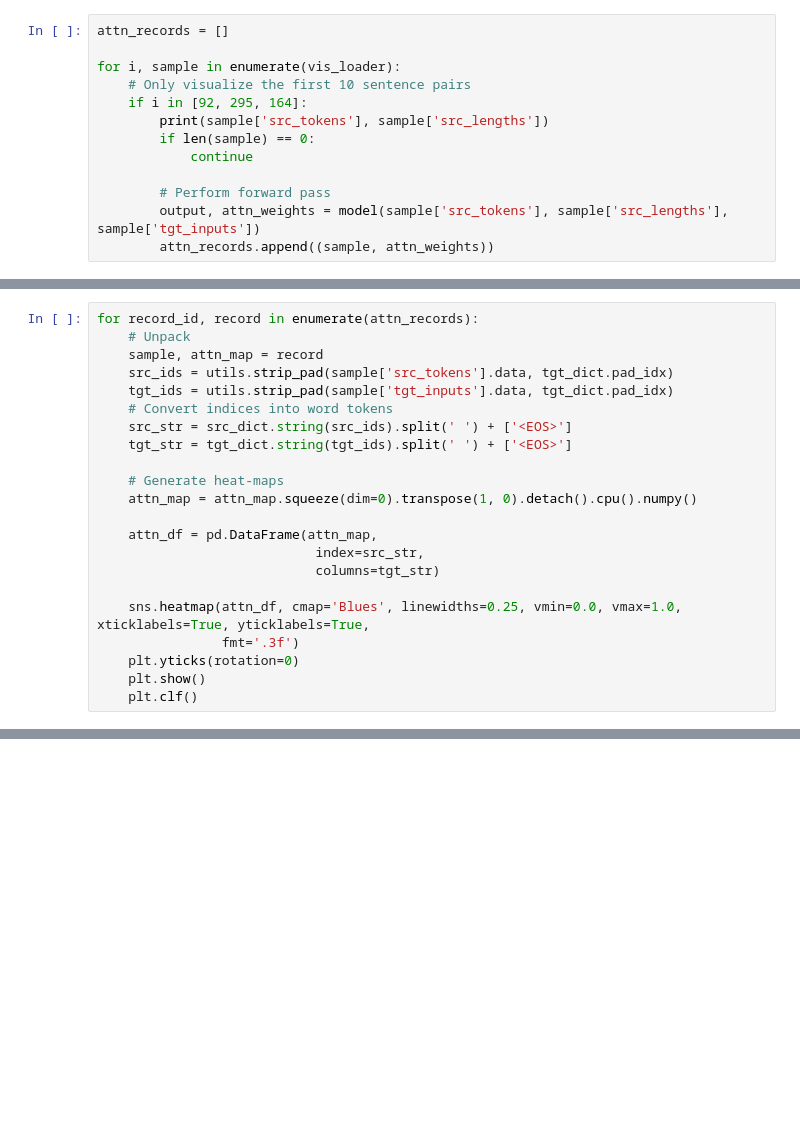
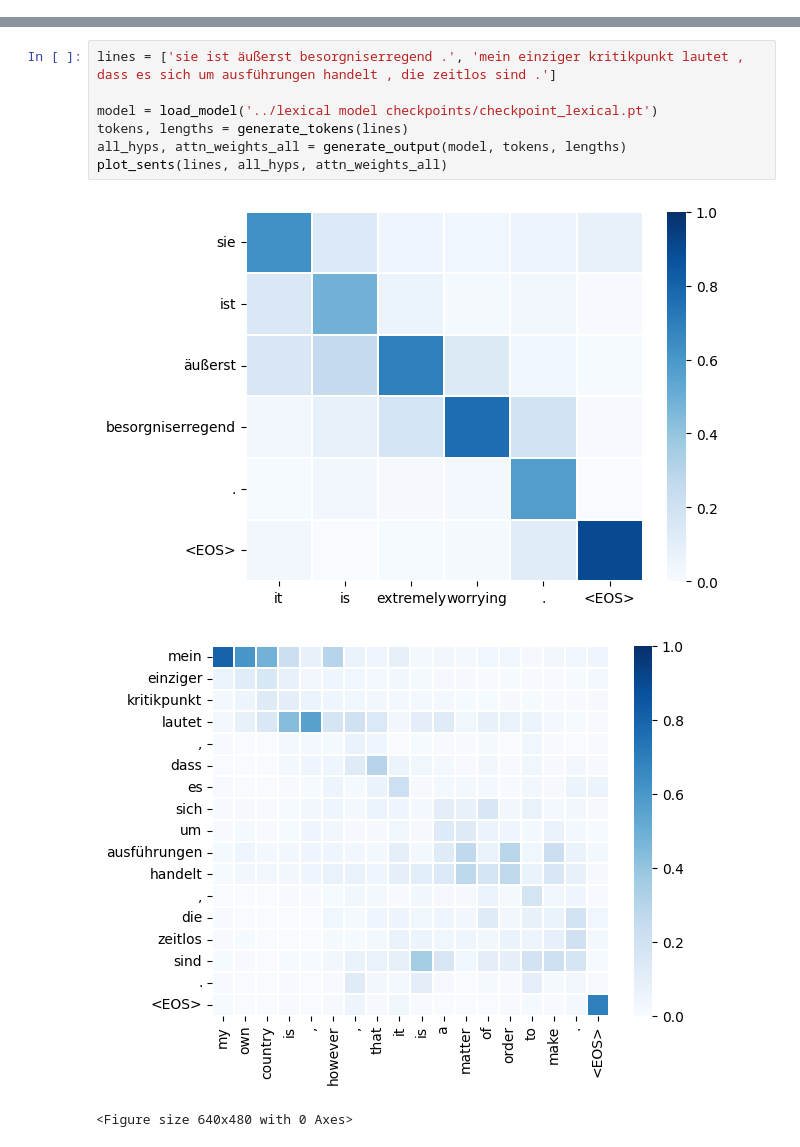
Before and after one commit to Shobhit20/NLU-CW2, a Jupyter notebook: nlu-cw2/test.ipynb, the cells around one changed output, grey strips where cells are left out. Drawn from its saved outputs; the diff is of its cells as text; blank space fills up the shorter version.

Commit message:
updated the visualization code

```diff
--- a/nlu-cw2/test.ipynb
+++ b/nlu-cw2/test.ipynb
@@ -89,13 +36,0 @@ Loaded a model from checkpoint checkpoint
-# %%
-attn_records = []
-
-for i, sample in enumerate(vis_loader):
-    # Only visualize the first 10 sentence pairs
-    if i in [92, 295, 164]:
-        print(sample['src_tokens'], sample['src_lengths'])
-        if len(sample) == 0:
-            continue
-
-        # Perform forward pass
-        output, attn_weights = model(sample['src_tokens'], sample['src_lengths'], sample['tgt_inputs'])
-        attn_records.append((sample, attn_weights))
@@ -127,22 +36,0 @@ attn_records
-# %%
-for record_id, record in enumerate(attn_records):
-    # Unpack
-    sample, attn_map = record
-    src_ids = utils.strip_pad(sample['src_tokens'].data, tgt_dict.pad_idx)
-    tgt_ids = utils.strip_pad(sample['tgt_inputs'].data, tgt_dict.pad_idx)
-    # Convert indices into word tokens
-    src_str = src_dict.string(src_ids).split(' ') + ['<EOS>']
-    tgt_str = tgt_dict.string(tgt_ids).split(' ') + ['<EOS>']
-
-    # Generate heat-maps
-    attn_map = attn_map.squeeze(dim=0).transpose(1, 0).detach().cpu().numpy()
-
-    attn_df = pd.DataFrame(attn_map,
-                            index=src_str,
-                            columns=tgt_str)
-
-    sns.heatmap(attn_df, cmap='Blues', linewidths=0.25, vmin=0.0, vmax=1.0, xticklabels=True, yticklabels=True,
-                fmt='.3f')
-    plt.yticks(rotation=0)
-    plt.show()
-    plt.clf()
@@ -153,0 +137,11 @@ for record_id, record in enumerate(attn_records):
+# %%
+lines = ['sie ist äußerst besorgniserregend .', 'mein einziger kritikpunkt lautet , dass es sich um ausführungen handelt , die zeitlos sind .']
+
+model = load_model('../lexical model checkpoints/checkpoint_lexical.pt')
+tokens, lengths = generate_tokens(lines)
+all_hyps, attn_weights_all = generate_output(model, tokens, lengths)
+plot_sents(lines, all_hyps, attn_weights_all)
+# %% [output]
+[figure, added]
+[figure, added]
+<Figure size 640x480 with 0 Axes>
```
Also changed, not shown: parts of 11 cells of this notebook.
